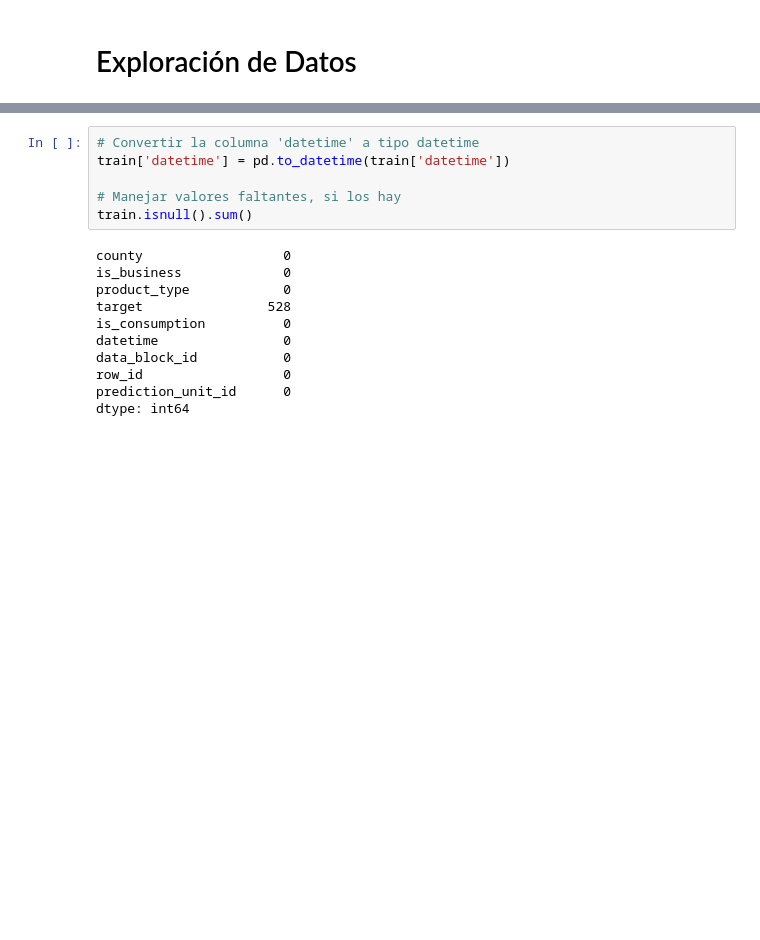
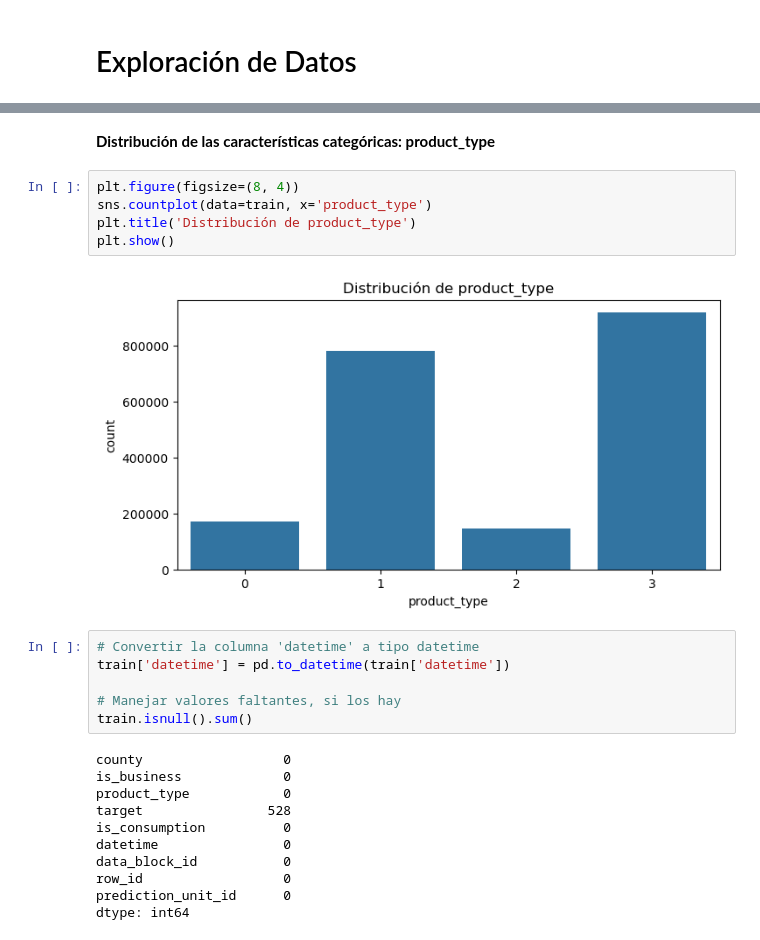
Before and after one commit to jsgiraldo/azure-ml-projects, a Jupyter notebook: projects/team_energy_time/notebooks/data_exploration.ipynb, the cells around one changed output, grey strips where cells are left out. Drawn from its saved outputs; the diff is of its cells as text; blank space fills up the shorter version.

```diff
--- a/projects/team_energy_time/notebooks/data_exploration.ipynb
+++ b/projects/team_energy_time/notebooks/data_exploration.ipynb
@@ -65,3 +241,12 @@ max     6.370000e+02  2.018351e+06        6.800000e+01
+# %% [markdown]
+**Distribución de las características categóricas: product_type**
+# %%
+plt.figure(figsize=(8, 4))
+sns.countplot(data=train, x='product_type')
+plt.title('Distribución de product_type')
+plt.show()
+# %% [output]
+[figure, added]
 # %%
 # Convertir la columna 'datetime' a tipo datetime
 train['datetime'] = pd.to_datetime(train['datetime'])
```
Also changed, not shown: parts of 24 cells of this notebook.
